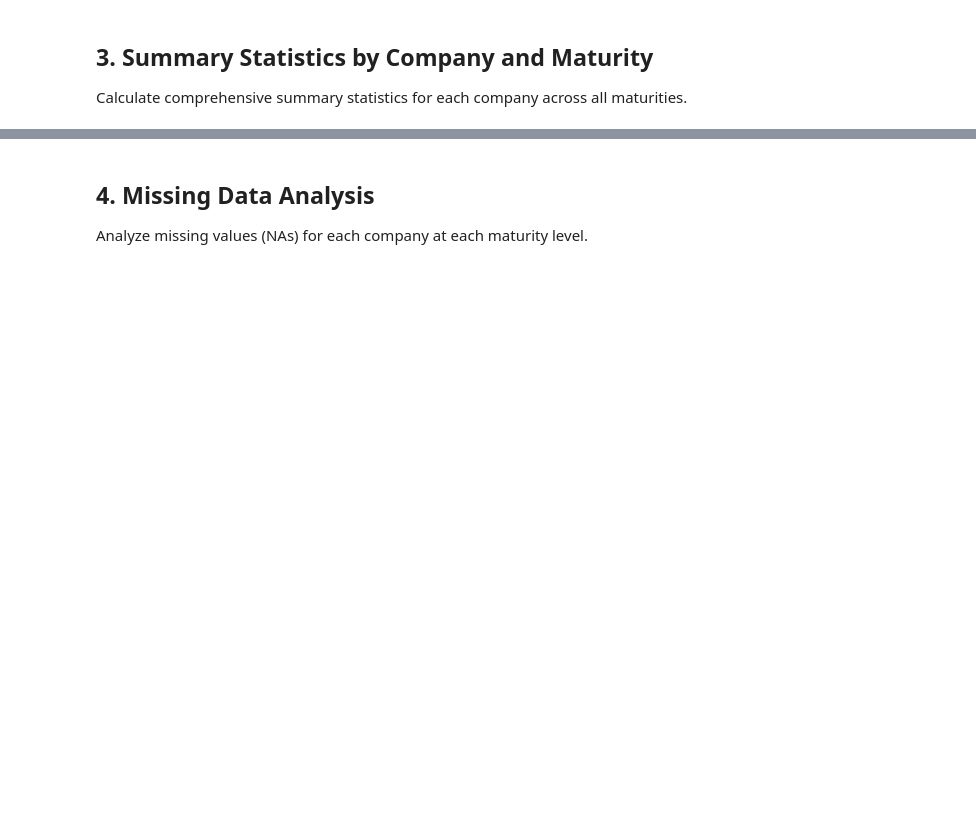
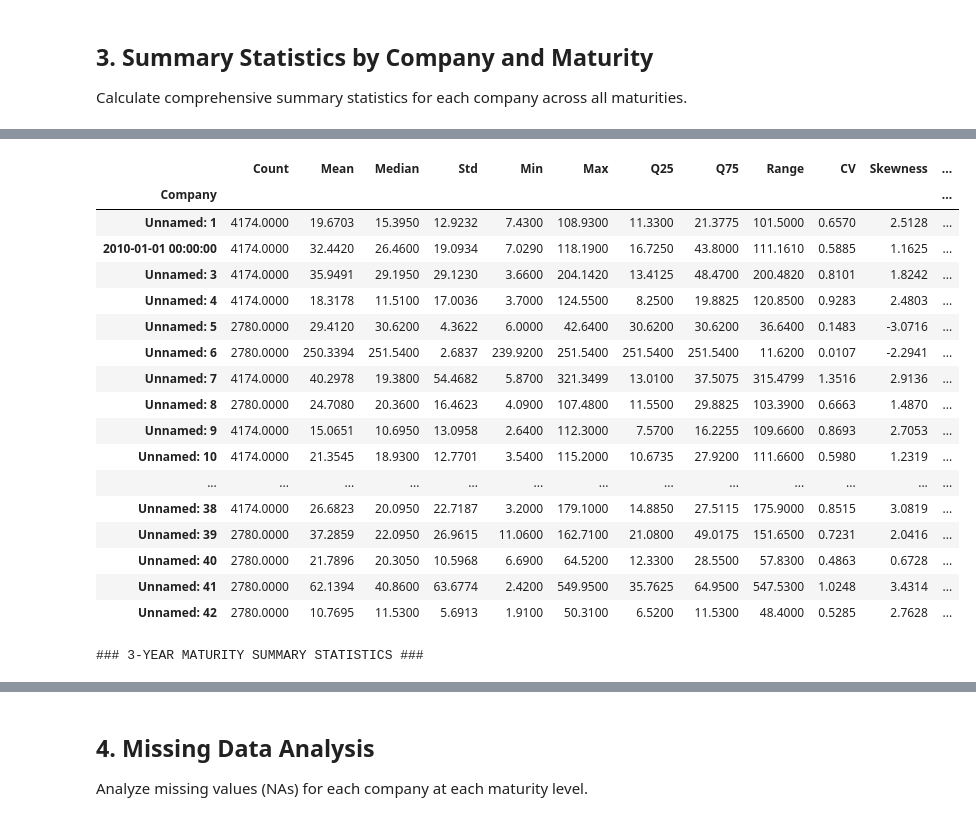
Before and after one commit to ChaseW3/Seminar-QF, a Jupyter notebook: Seminar QF/notebooks/CDSrawMarketData.ipynb, the cells around one changed output, grey strips where cells are left out. Saved outputs shown, nothing was run; the diff lists cells and outputs as text; code cells hidden in the pictures; blank space fills up the shorter version.

```diff
--- a/Seminar QF/notebooks/CDSrawMarketData.ipynb
+++ b/Seminar QF/notebooks/CDSrawMarketData.ipynb
@@ -74,39 +83,59 @@ def calculate_summary_stats(df, maturity_name):
     stats_dict = {}
 
     for company in df.columns:
-        company_data = df[company].dropna()
+        # Coerce to numeric so text artifacts do not break summary stats.
+        company_data = pd.to_numeric(df[company], errors="coerce").dropna()
 
         if len(company_data) > 0:
+            mean_val = company_data.mean()
+            std_val = company_data.std()
             stats_dict[company] = {
-                'Count': len(company_data),
-                'Mean': company_data.mean(),
-                'Median': company_data.median(),
-                'Std': company_data.std(),
-                'Min': company_data.min(),
-                'Max': company_data.max(),
-                'Q25': company_data.quantile(0.25),
-                'Q75': company_data.quantile(0.75),
-                'Range': company_data.max() - company_data.min(),
-                'CV': (company_data.std() / company_data.mean()) if company_data.mean() != 0 else np.nan,
-                'Skewness': company_data.skew(),
-                'Kurtosis': company_data.kurtosis()
+                "Count": len(company_data),
+                "Mean": mean_val,
+                "Median": company_data.median(),
+                "Std": std_val,
+                "Min": company_data.min(),
+                "Max": company_data.max(),
+                "Q25": company_data.quantile(0.25),
+                "Q75": company_data.quantile(0.75),
+                "Range": company_data.max() - company_data.min(),
+                "CV": (std_val / mean_val) if mean_val != 0 else np.nan,
+                "Skewness": company_data.skew(),
+                "Kurtosis": company_data.kurtosis(),
             }
         else:
-            stats_dict[company] = {key: np.nan for key in ['Count', 'Mean', 'Median', 'Std', 'Min', 'Max', 'Q25', 'Q75', 'Range', 'CV', 'Skewness', 'Kurtosis']}
+            stats_dict[company] = {
+                key: np.nan
+                for key in [
+                    "Count",
+                    "Mean",
+                    "Median",
+                    "Std",
+                    "Min",
+                    "Max",
+                    "Q25",
+                    "Q75",
+                    "Range",
+                    "CV",
+                    "Skewness",
+                    "Kurtosis",
+                ]
+            }
 
     stats_df = pd.DataFrame(stats_dict).T
-    stats_df.index.name = 'Company'
+    stats_df.index.name = "Company"
 
     return stats_df
 
+
 # Calculate summary statistics for all maturities
-print("="*80)
+print("=" * 80)
 print("SUMMARY STATISTICS BY COMPANY AND MATURITY")
-print("="*80)
+print("=" * 80)
 
-stats_1y = calculate_summary_stats(cds_1y, '1Y')
-stats_3y = calculate_summary_stats(cds_3y, '3Y')
-stats_5y = calculate_summary_stats(cds_5y, '5Y')
+stats_1y = calculate_summary_stats(cds_1y, "1Y")
+stats_3y = calculate_summary_stats(cds_3y, "3Y")
+stats_5y = calculate_summary_stats(cds_5y, "5Y")
 
 print("\n### 1-YEAR MATURITY SUMMARY STATISTICS ###")
 display(stats_1y)
@@ -116,3 +145,4 @@ display(stats_3y)
 
 print("\n### 5-YEAR MATURITY SUMMARY STATISTICS ###")
 display(stats_5y)
+# %% [output]
@@ -118,0 +154,19 @@ display(stats_5y)
+|  | Count | Mean | Median | Std | Min | Max | Q25 | Q75 | Range | CV | Skewness | ... |
+| Company |  |  |  |  |  |  |  |  |  |  |  | ... |
+| Unnamed: 1 | 4174.0000 | 19.6703 | 15.3950 | 12.9232 | 7.4300 | 108.9300 | 11.3300 | 21.3775 | 101.5000 | 0.6570 | 2.5128 | ... |
+| 2010-01-01 00:00:00 | 4174.0000 | 32.4420 | 26.4600 | 19.0934 | 7.0290 | 118.1900 | 16.7250 | 43.8000 | 111.1610 | 0.5885 | 1.1625 | ... |
+| Unnamed: 3 | 4174.0000 | 35.9491 | 29.1950 | 29.1230 | 3.6600 | 204.1420 | 13.4125 | 48.4700 | 200.4820 | 0.8101 | 1.8242 | ... |
+| Unnamed: 4 | 4174.0000 | 18.3178 | 11.5100 | 17.0036 | 3.7000 | 124.5500 | 8.2500 | 19.8825 | 120.8500 | 0.9283 | 2.4803 | ... |
+| Unnamed: 5 | 2780.0000 | 29.4120 | 30.6200 | 4.3622 | 6.0000 | 42.6400 | 30.6200 | 30.6200 | 36.6400 | 0.1483 | -3.0716 | ... |
+| Unnamed: 6 | 2780.0000 | 250.3394 | 251.5400 | 2.6837 | 239.9200 | 251.5400 | 251.5400 | 251.5400 | 11.6200 | 0.0107 | -2.2941 | ... |
+| Unnamed: 7 | 4174.0000 | 40.2978 | 19.3800 | 54.4682 | 5.8700 | 321.3499 | 13.0100 | 37.5075 | 315.4799 | 1.3516 | 2.9136 | ... |
+| Unnamed: 8 | 2780.0000 | 24.7080 | 20.3600 | 16.4623 | 4.0900 | 107.4800 | 11.5500 | 29.8825 | 103.3900 | 0.6663 | 1.4870 | ... |
+| Unnamed: 9 | 4174.0000 | 15.0651 | 10.6950 | 13.0958 | 2.6400 | 112.3000 | 7.5700 | 16.2255 | 109.6600 | 0.8693 | 2.7053 | ... |
+| Unnamed: 10 | 4174.0000 | 21.3545 | 18.9300 | 12.7701 | 3.5400 | 115.2000 | 10.6735 | 27.9200 | 111.6600 | 0.5980 | 1.2319 | ... |
+| ... | ... | ... | ... | ... | ... | ... | ... | ... | ... | ... | ... | ... |
+| Unnamed: 38 | 4174.0000 | 26.6823 | 20.0950 | 22.7187 | 3.2000 | 179.1000 | 14.8850 | 27.5115 | 175.9000 | 0.8515 | 3.0819 | ... |
+| Unnamed: 39 | 2780.0000 | 37.2859 | 22.0950 | 26.9615 | 11.0600 | 162.7100 | 21.0800 | 49.0175 | 151.6500 | 0.7231 | 2.0416 | ... |
+| Unnamed: 40 | 2780.0000 | 21.7896 | 20.3050 | 10.5968 | 6.6900 | 64.5200 | 12.3300 | 28.5500 | 57.8300 | 0.4863 | 0.6728 | ... |
+| Unnamed: 41 | 2780.0000 | 62.1394 | 40.8600 | 63.6774 | 2.4200 | 549.9500 | 35.7625 | 64.9500 | 547.5300 | 1.0248 | 3.4314 | ... |
+| Unnamed: 42 | 2780.0000 | 10.7695 | 11.5300 | 5.6913 | 1.9100 | 50.3100 | 6.5200 | 11.5300 | 48.4000 | 0.5285 | 2.7628 | ... |
+### 3-YEAR MATURITY SUMMARY STATISTICS ###
```
Also changed, not shown: parts of 13 cells of this notebook, 1 other file.
